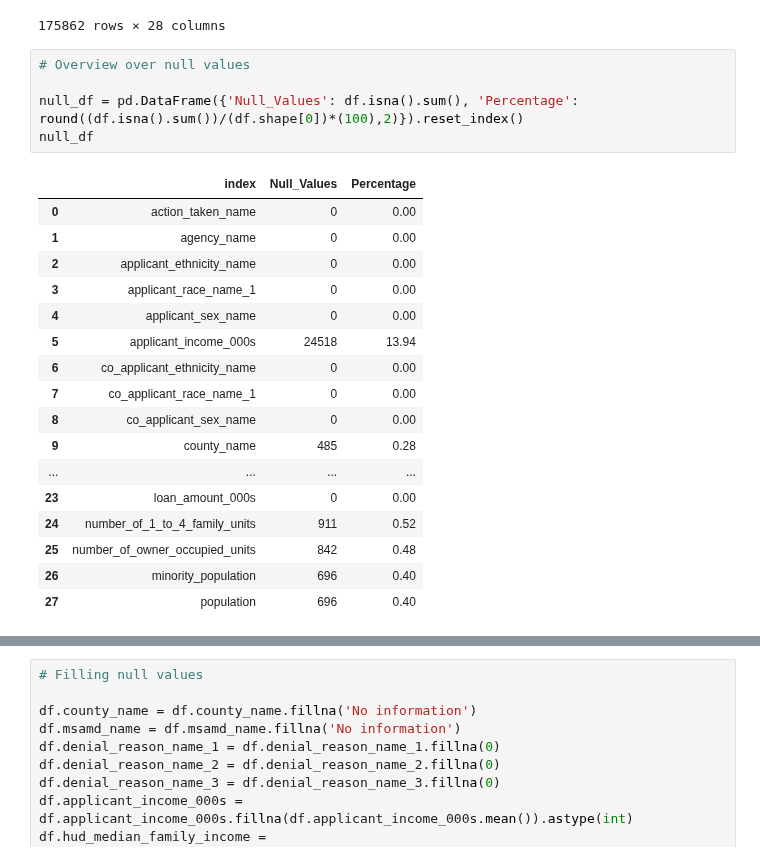
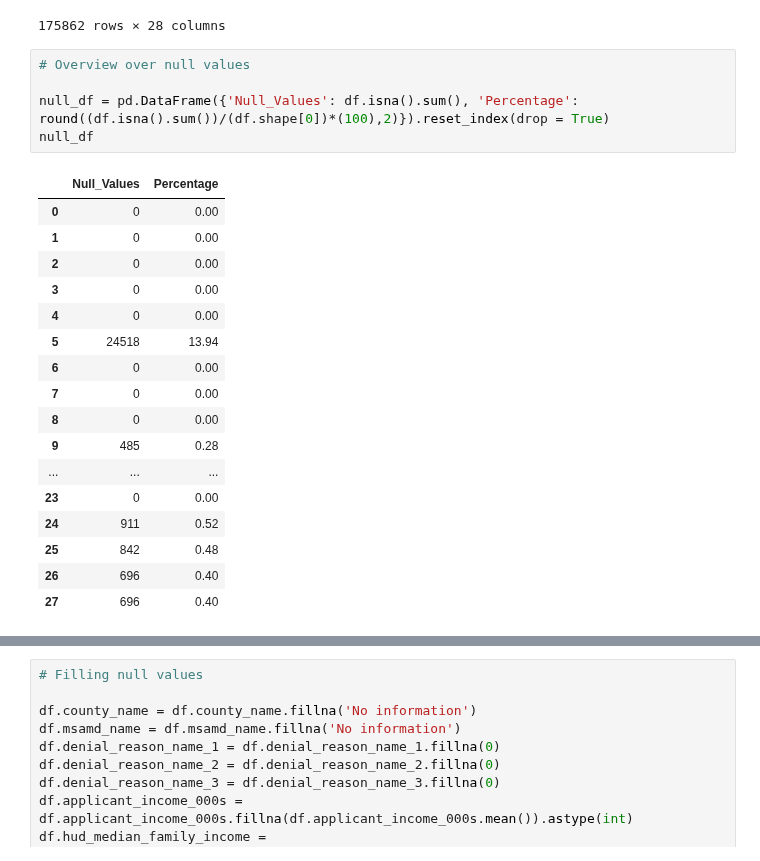
Before and after one commit to DJ1070/Darlehensanfragen, a Jupyter notebook: loan_prediction-action.ipynb, the cells around one changed output, grey strips where cells are left out. Cells and saved outputs as stored; diff of their text form.

```diff
--- a/loan_prediction-action.ipynb
+++ b/loan_prediction-action.ipynb
@@ -40,23 +40,23 @@ df
 # %%
 # Overview over null values
 
-null_df = pd.DataFrame({'Null_Values': df.isna().sum(), 'Percentage': round((df.isna().sum())/(df.shape[0])*(100),2)}).reset_index()
+null_df = pd.DataFrame({'Null_Values': df.isna().sum(), 'Percentage': round((df.isna().sum())/(df.shape[0])*(100),2)}).reset_index(drop = True)
 null_df
 # %% [output]
-|  | index | Null_Values | Percentage |
-| 0 | action_taken_name | 0 | 0.00 |
-| 1 | agency_name | 0 | 0.00 |
-| 2 | applicant_ethnicity_name | 0 | 0.00 |
-| 3 | applicant_race_name_1 | 0 | 0.00 |
-| 4 | applicant_sex_name | 0 | 0.00 |
-| 5 | applicant_income_000s | 24518 | 13.94 |
-| 6 | co_applicant_ethnicity_name | 0 | 0.00 |
-| 7 | co_applicant_race_name_1 | 0 | 0.00 |
-| 8 | co_applicant_sex_name | 0 | 0.00 |
-| 9 | county_name | 485 | 0.28 |
-| ... | ... | ... | ... |
-| 23 | loan_amount_000s | 0 | 0.00 |
-| 24 | number_of_1_to_4_family_units | 911 | 0.52 |
-| 25 | number_of_owner_occupied_units | 842 | 0.48 |
-| 26 | minority_population | 696 | 0.40 |
-| 27 | population | 696 | 0.40 |
+|  | Null_Values | Percentage |
+| 0 | 0 | 0.00 |
+| 1 | 0 | 0.00 |
+| 2 | 0 | 0.00 |
+| 3 | 0 | 0.00 |
+| 4 | 0 | 0.00 |
+| 5 | 24518 | 13.94 |
+| 6 | 0 | 0.00 |
+| 7 | 0 | 0.00 |
+| 8 | 0 | 0.00 |
+| 9 | 485 | 0.28 |
+| ... | ... | ... |
+| 23 | 0 | 0.00 |
+| 24 | 911 | 0.52 |
+| 25 | 842 | 0.48 |
+| 26 | 696 | 0.40 |
+| 27 | 696 | 0.40 |
```
Also changed, not shown: parts of 17 cells of this notebook.
